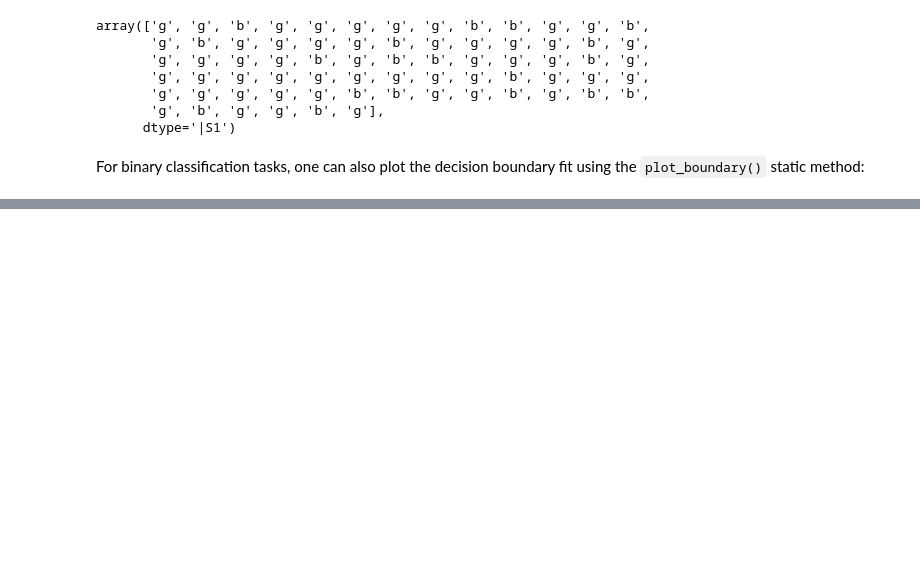
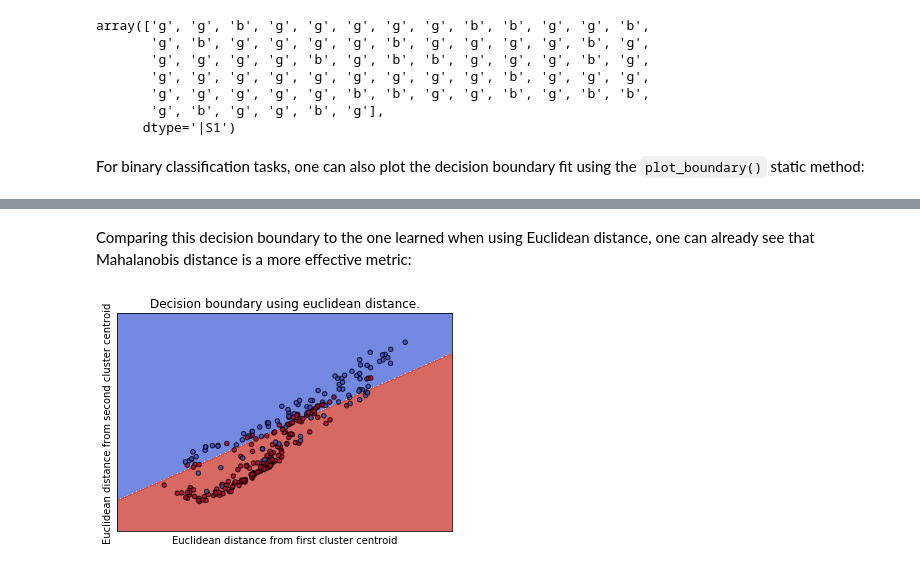
Before and after one commit to tamirbennatan/CentroidClassifier, a Jupyter notebook: examples/Usage tutorial and model comparisons.ipynb, the cells around one changed output, grey strips where cells are left out. Saved outputs shown, nothing was run; the diff lists cells and outputs as text; code cells hidden in the pictures; blank space fills up the shorter version.

Commit message:
Update tutorial to show fixed plotting

```diff
--- a/examples/Usage tutorial and model comparisons.ipynb
+++ b/examples/Usage tutorial and model comparisons.ipynb
@@ -162,0 +162,13 @@ ValueError: could not convert string to float: g
+# %% [markdown]
+Comparing this decision boundary to the one learned when using Euclidean distance, one can already see that Mahalanobis distance is a more effective metric:
+# %%
+# A classifier that uses Euclidean distance instead of Mahalanobis:
+clf_euc = CentroidClassifier(distance="euclidean")
+
+# Fit the model
+clf_euc.fit(X_train, y_train)
+
+# plot decision boundary
+clf_euc.plot_boundary(X_train, y_train)
+# %% [output]
+[figure, added]
```
Also changed, not shown: parts of 2 cells of this notebook.
